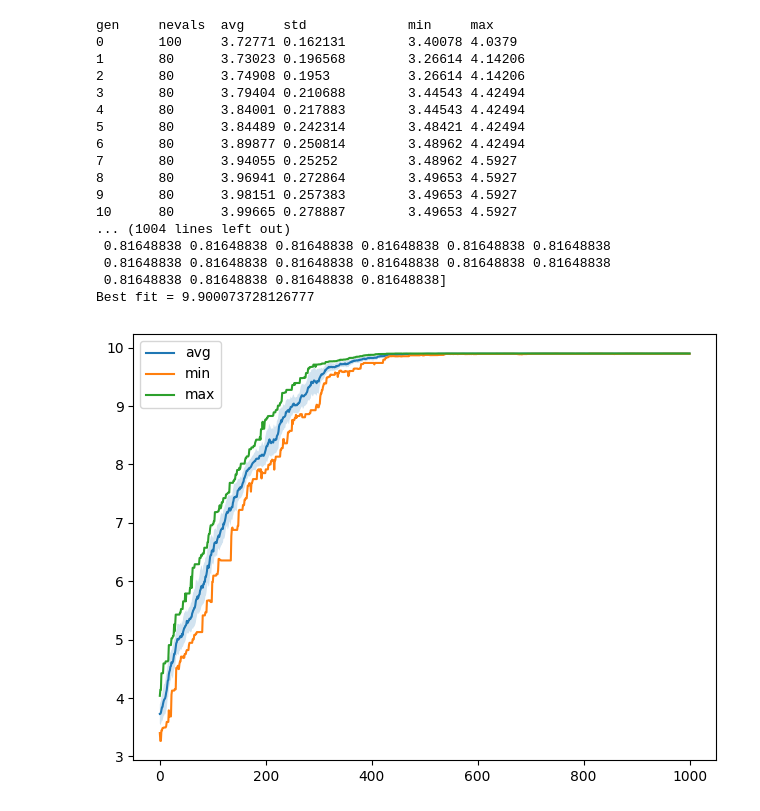
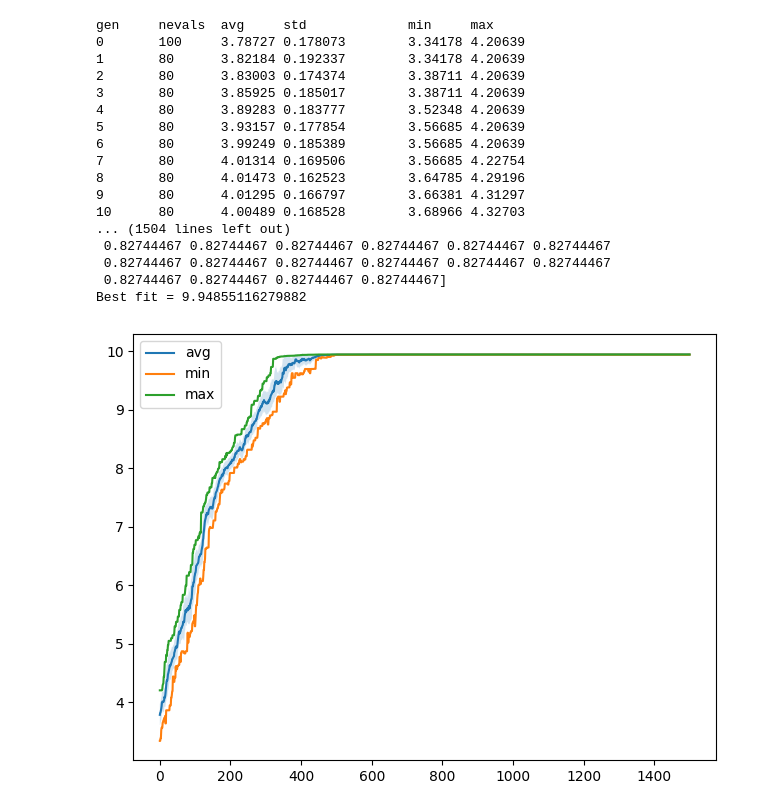
Before and after one commit to fhrzn/evolutionary-computing, a Jupyter notebook: Tasks/Task 1/ec-01-genetic-algorithm.ipynb, the cells around one changed output. Drawn from its saved outputs; the diff is of its cells as text; code cells hidden in the pictures.

```diff
--- a/Tasks/Task 1/ec-01-genetic-algorithm.ipynb
+++ b/Tasks/Task 1/ec-01-genetic-algorithm.ipynb
@@ -218,31 +218,31 @@ class SimpleGAExperiment:
 # %%
 def function(x):
     res = rastrigin(x)
     return res,
 
 dimension = 100 # set to 100
 pop_size = 100 # max is 100
-iterations = 1000 # max is 10000
+iterations = 1500 # max is 10000
 scenario = SimpleGAExperiment(function, dimension, pop_size, iterations)
 log = scenario.run()
 
 draw_log(log)
 # %% [output]
 gen     nevals  avg     std             min     max
-0       100     3.72771 0.162131        3.40078 4.0379
-1       80      3.73023 0.196568        3.26614 4.14206
-2       80      3.74908 0.1953          3.26614 4.14206
-3       80      3.79404 0.210688        3.44543 4.42494
-4       80      3.84001 0.217883        3.44543 4.42494
-5       80      3.84489 0.242314        3.48421 4.42494
-6       80      3.89877 0.250814        3.48962 4.42494
-7       80      3.94055 0.25252         3.48962 4.5927
-8       80      3.96941 0.272864        3.49653 4.5927
-9       80      3.98151 0.257383        3.49653 4.5927
-10      80      3.99665 0.278887        3.49653 4.5927
-... (1004 lines left out)
- 0.81648838 0.81648838 0.81648838 0.81648838 0.81648838 0.81648838
- 0.81648838 0.81648838 0.81648838 0.81648838 0.81648838 0.81648838
- 0.81648838 0.81648838 0.81648838 0.81648838]
-Best fit = 9.900073728126777
+0       100     3.78727 0.178073        3.34178 4.20639
+1       80      3.82184 0.192337        3.34178 4.20639
+2       80      3.83003 0.174374        3.38711 4.20639
+3       80      3.85925 0.185017        3.38711 4.20639
+4       80      3.89283 0.183777        3.52348 4.20639
+5       80      3.93157 0.177854        3.56685 4.20639
+6       80      3.99249 0.185389        3.56685 4.20639
+7       80      4.01314 0.169506        3.56685 4.22754
+8       80      4.01473 0.162523        3.64785 4.29196
+9       80      4.01295 0.166797        3.66381 4.31297
+10      80      4.00489 0.168528        3.68966 4.32703
+... (1504 lines left out)
+ 0.82744467 0.82744467 0.82744467 0.82744467 0.82744467 0.82744467
+ 0.82744467 0.82744467 0.82744467 0.82744467 0.82744467 0.82744467
+ 0.82744467 0.82744467 0.82744467 0.82744467]
+Best fit = 9.94855116279882
-[figure, old version]
+[figure, new version]
```
